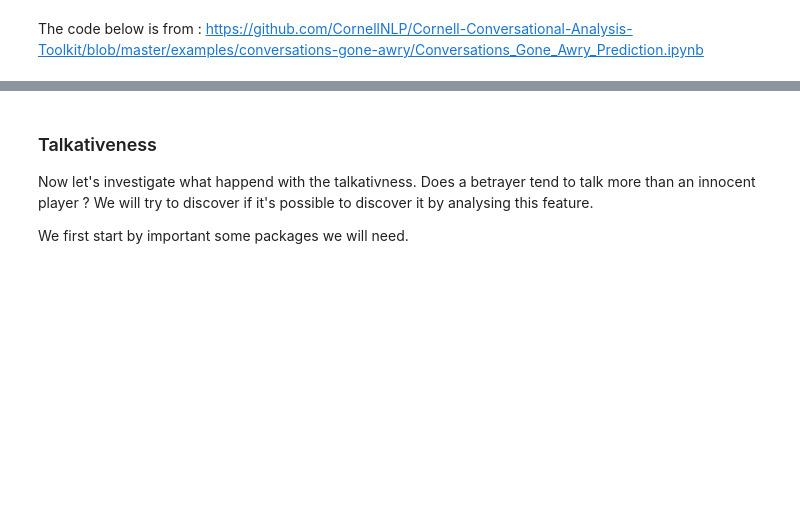
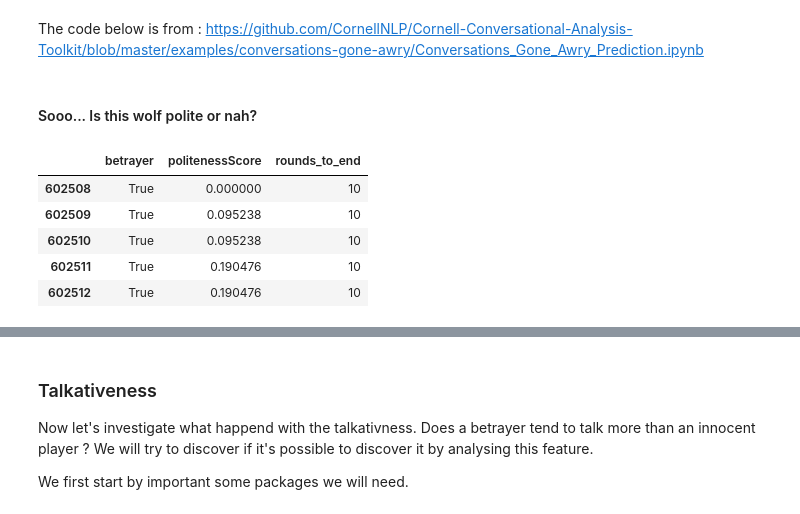
Before and after one commit to epfl-ada/ada-2020-project-milestone-p3-p3_bamboozled-gang, a Jupyter notebook: project_report.ipynb, the cells around one changed output, grey strips where cells are left out. Saved outputs shown, nothing was run; the diff lists cells and outputs as text; code cells hidden in the pictures; blank space fills up the shorter version.

```diff
--- a/project_report.ipynb
+++ b/project_report.ipynb
@@ -928,6 +911,8 @@ def corpusToDataFrame(corpus, meta):
     for uid in utterance_ids:
         rows.append(corpus.get_utterance(uid).meta[meta])
     return pd.DataFrame(rows, index=utterance_ids)
+# %% [markdown]
+#### Sooo... Is this wolf polite or nah?
 # %%
 politenessStrategies = corpusToDataFrame(corpus_politeness, 'politeness_strategies')
 playerPoliteness = corpusToDataFrame(corpus_parsed, 'betrayer')
@@ -938,0 +925,12 @@ playerPoliteness.rename(columns = {0:'betrayal'}, inplace = True)
+# %%
+roundsToEnd = max(rounds[0]) -rounds[0]
+playerPoliteness['rounds_to_end'] = roundsToEnd
+playerPoliteness.dropna()
+playerPoliteness.head()
+# %% [output]
+|  | betrayer | politenessScore | rounds_to_end |
+| 602508 | True | 0.000000 | 10 |
+| 602509 | True | 0.095238 | 10 |
+| 602510 | True | 0.095238 | 10 |
+| 602511 | True | 0.190476 | 10 |
+| 602512 | True | 0.190476 | 10 |
```
Also changed, not shown: parts of 15 cells of this notebook.
